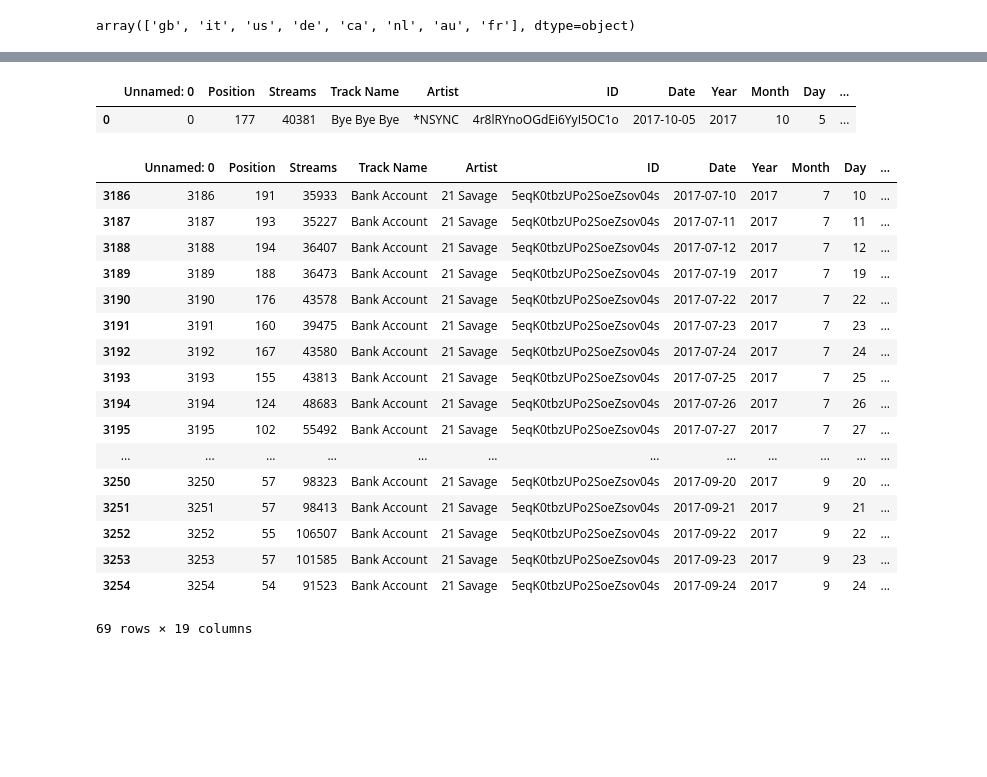
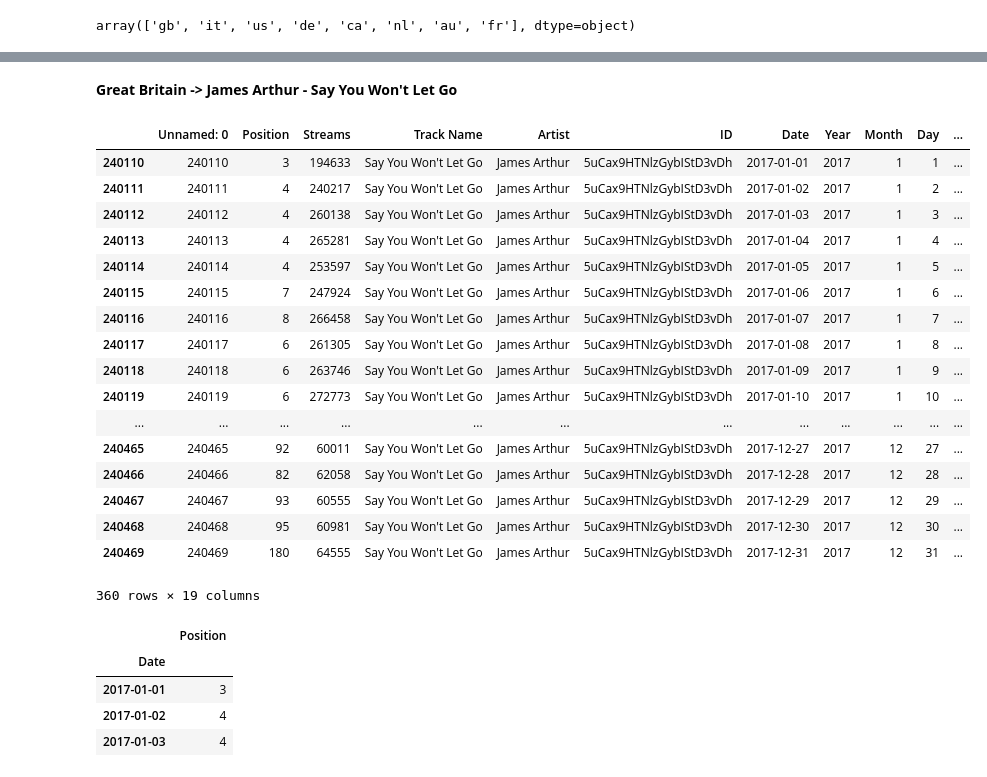
Before and after one commit to yhpf/Capstone-General_Assembly, a Jupyter notebook: 14_break_per_country.ipynb, the cells around one changed output, grey strips where cells are left out. Drawn from its saved outputs; the diff is of its cells as text; code cells hidden in the pictures; blank space fills up the shorter version.

Commit message:
song popularity per country in plot

```diff
--- a/14_break_per_country.ipynb
+++ b/14_break_per_country.ipynb
@@ -280,0 +292,2 @@ big_df_song.sort_values(by=['us'], ascending=False).head(3)
+# %%
+data['Date'] = pd.to_datetime(data['Date'], format='%Y-%m-%d')
@@ -304,26 +314,23 @@ gb_data.head(3)
+# %% [markdown]
+**Great Britain -> James Arthur - Say You Won't Let Go**
 # %%
-gb_data[gb_data['ID'] == '4r8lRYnoOGdEi6YyI5OC1o']
+gb_data[data['ID'] == '5uCax9HTNlzGybIStD3vDh']
 # %% [output]
 |  | Unnamed: 0 | Position | Streams | Track Name | Artist | ID | Date | Year | Month | Day | ... |
-| 0 | 0 | 177 | 40381 | Bye Bye Bye | *NSYNC | 4r8lRYnoOGdEi6YyI5OC1o | 2017-10-05 | 2017 | 10 | 5 | ... |
+| 240110 | 240110 | 3 | 194633 | Say You Won't Let Go | James Arthur | 5uCax9HTNlzGybIStD3vDh | 2017-01-01 | 2017 | 1 | 1 | ... |
+| 240111 | 240111 | 4 | 240217 | Say You Won't Let Go | James Arthur | 5uCax9HTNlzGybIStD3vDh | 2017-01-02 | 2017 | 1 | 2 | ... |
+| 240112 | 240112 | 4 | 260138 | Say You Won't Let Go | James Arthur | 5uCax9HTNlzGybIStD3vDh | 2017-01-03 | 2017 | 1 | 3 | ... |
+| 240113 | 240113 | 4 | 265281 | Say You Won't Let Go | James Arthur | 5uCax9HTNlzGybIStD3vDh | 2017-01-04 | 2017 | 1 | 4 | ... |
+| 240114 | 240114 | 4 | 253597 | Say You Won't Let Go | James Arthur | 5uCax9HTNlzGybIStD3vDh | 2017-01-05 | 2017 | 1 | 5 | ... |
+| 240115 | 240115 | 7 | 247924 | Say You Won't Let Go | James Arthur | 5uCax9HTNlzGybIStD3vDh | 2017-01-06 | 2017 | 1 | 6 | ... |
+| 240116 | 240116 | 8 | 266458 | Say You Won't Let Go | James Arthur | 5uCax9HTNlzGybIStD3vDh | 2017-01-07 | 2017 | 1 | 7 | ... |
+| 240117 | 240117 | 6 | 261305 | Say You Won't Let Go | James Arthur | 5uCax9HTNlzGybIStD3vDh | 2017-01-08 | 2017 | 1 | 8 | ... |
+| 240118 | 240118 | 6 | 263746 | Say You Won't Let Go | James Arthur | 5uCax9HTNlzGybIStD3vDh | 2017-01-09 | 2017 | 1 | 9 | ... |
+| 240119 | 240119 | 6 | 272773 | Say You Won't Let Go | James Arthur | 5uCax9HTNlzGybIStD3vDh | 2017-01-10 | 2017 | 1 | 10 | ... |
+| ... | ... | ... | ... | ... | ... | ... | ... | ... | ... | ... | ... |
+| 240465 | 240465 | 92 | 60011 | Say You Won't Let Go | James Arthur | 5uCax9HTNlzGybIStD3vDh | 2017-12-27 | 2017 | 12 | 27 | ... |
+| 240466 | 240466 | 82 | 62058 | Say You Won't Let Go | James Arthur | 5uCax9HTNlzGybIStD3vDh | 2017-12-28 | 2017 | 12 | 28 | ... |
+| 240467 | 240467 | 93 | 60555 | Say You Won't Let Go | James Arthur | 5uCax9HTNlzGybIStD3vDh | 2017-12-29 | 2017 | 12 | 29 | ... |
+| 240468 | 240468 | 95 | 60981 | Say You Won't Let Go | James Arthur | 5uCax9HTNlzGybIStD3vDh | 2017-12-30 | 2017 | 12 | 30 | ... |
+| 240469 | 240469 | 180 | 64555 | Say You Won't Let Go | James Arthur | 5uCax9HTNlzGybIStD3vDh | 2017-12-31 | 2017 | 12 | 31 | ... |
+360 rows × 19 columns
-# %%
-gb_data[gb_data['ID'] == '5eqK0tbzUPo2SoeZsov04s']
-# %% [output]
-|  | Unnamed: 0 | Position | Streams | Track Name | Artist | ID | Date | Year | Month | Day | ... |
-| 3186 | 3186 | 191 | 35933 | Bank Account | 21 Savage | 5eqK0tbzUPo2SoeZsov04s | 2017-07-10 | 2017 | 7 | 10 | ... |
-| 3187 | 3187 | 193 | 35227 | Bank Account | 21 Savage | 5eqK0tbzUPo2SoeZsov04s | 2017-07-11 | 2017 | 7 | 11 | ... |
-| 3188 | 3188 | 194 | 36407 | Bank Account | 21 Savage | 5eqK0tbzUPo2SoeZsov04s | 2017-07-12 | 2017 | 7 | 12 | ... |
-| 3189 | 3189 | 188 | 36473 | Bank Account | 21 Savage | 5eqK0tbzUPo2SoeZsov04s | 2017-07-19 | 2017 | 7 | 19 | ... |
-| 3190 | 3190 | 176 | 43578 | Bank Account | 21 Savage | 5eqK0tbzUPo2SoeZsov04s | 2017-07-22 | 2017 | 7 | 22 | ... |
-| 3191 | 3191 | 160 | 39475 | Bank Account | 21 Savage | 5eqK0tbzUPo2SoeZsov04s | 2017-07-23 | 2017 | 7 | 23 | ... |
-| 3192 | 3192 | 167 | 43580 | Bank Account | 21 Savage | 5eqK0tbzUPo2SoeZsov04s | 2017-07-24 | 2017 | 7 | 24 | ... |
-| 3193 | 3193 | 155 | 43813 | Bank Account | 21 Savage | 5eqK0tbzUPo2SoeZsov04s | 2017-07-25 | 2017 | 7 | 25 | ... |
-| 3194 | 3194 | 124 | 48683 | Bank Account | 21 Savage | 5eqK0tbzUPo2SoeZsov04s | 2017-07-26 | 2017 | 7 | 26 | ... |
-| 3195 | 3195 | 102 | 55492 | Bank Account | 21 Savage | 5eqK0tbzUPo2SoeZsov04s | 2017-07-27 | 2017 | 7 | 27 | ... |
-| ... | ... | ... | ... | ... | ... | ... | ... | ... | ... | ... | ... |
-| 3250 | 3250 | 57 | 98323 | Bank Account | 21 Savage | 5eqK0tbzUPo2SoeZsov04s | 2017-09-20 | 2017 | 9 | 20 | ... |
-| 3251 | 3251 | 57 | 98413 | Bank Account | 21 Savage | 5eqK0tbzUPo2SoeZsov04s | 2017-09-21 | 2017 | 9 | 21 | ... |
-| 3252 | 3252 | 55 | 106507 | Bank Account | 21 Savage | 5eqK0tbzUPo2SoeZsov04s | 2017-09-22 | 2017 | 9 | 22 | ... |
-| 3253 | 3253 | 57 | 101585 | Bank Account | 21 Savage | 5eqK0tbzUPo2SoeZsov04s | 2017-09-23 | 2017 | 9 | 23 | ... |
-| 3254 | 3254 | 54 | 91523 | Bank Account | 21 Savage | 5eqK0tbzUPo2SoeZsov04s | 2017-09-24 | 2017 | 9 | 24 | ... |
-69 rows × 19 columns
@@ -332,0 +343,9 @@ if song_id in gb_data['ID'] == '5eqK0tbzUPo2SoeZsov04s':
+# %%
+gb_song = gb_song.set_index('Date')
+gb_song.head(3)
+# %% [output]
+|  | Position |
+| Date |  |
+| 2017-01-01 | 3 |
+| 2017-01-02 | 4 |
+| 2017-01-03 | 4 |
```
Also changed, not shown: parts of 24 cells of this notebook.
